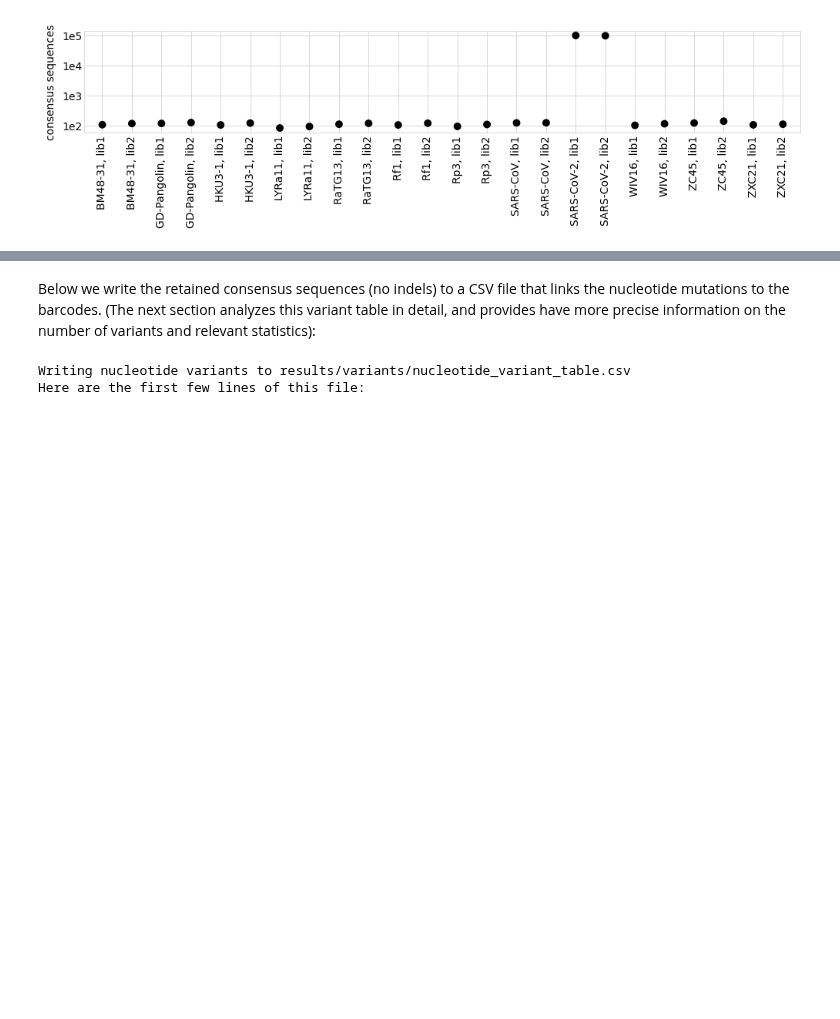
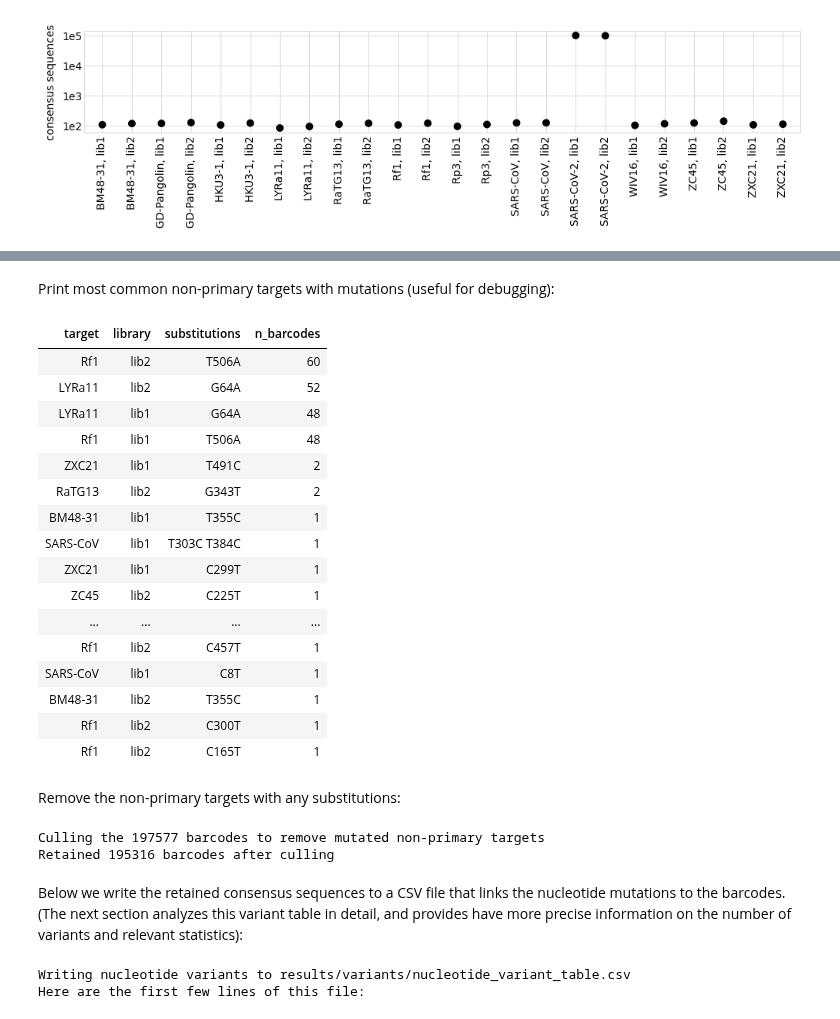
Before and after one commit to jbloomlab/SARS-CoV-2-RBD_DMS, a Jupyter notebook: build_variants.ipynb, the cells around one changed output, grey strips where cells are left out. Drawn from its saved outputs; the diff is of its cells as text; code cells hidden in the pictures; blank space fills up the shorter version.

```diff
--- a/build_variants.ipynb
+++ b/build_variants.ipynb
@@ -487,5 +547,48 @@ _ = p.draw()
+# %% [markdown]
+Print most common non-primary targets with mutations (useful for debugging):
+# %%
+display(HTML(
+    consensus
+    .query('target != @primary_target')
+    .query('has_substitutions')
+    .groupby(['target', 'library', 'substitutions'])
+    .aggregate(n_barcodes=pd.NamedAgg('barcode', 'count'))
+    .reset_index()
+    .sort_values('n_barcodes', ascending=False)
+    .head(n=20)
+    .to_html(index=False)
+    ))
+# %% [output]
+| target | library | substitutions | n_barcodes |
+| Rf1 | lib2 | T506A | 60 |
+| LYRa11 | lib2 | G64A | 52 |
+| LYRa11 | lib1 | G64A | 48 |
+| Rf1 | lib1 | T506A | 48 |
+| ZXC21 | lib1 | T491C | 2 |
+| RaTG13 | lib2 | G343T | 2 |
+| BM48-31 | lib1 | T355C | 1 |
+| SARS-CoV | lib1 | T303C T384C | 1 |
+| ZXC21 | lib1 | C299T | 1 |
+| ZC45 | lib2 | C225T | 1 |
+| ... | ... | ... | ... |
+| Rf1 | lib2 | C457T | 1 |
+| SARS-CoV | lib1 | C8T | 1 |
+| BM48-31 | lib2 | T355C | 1 |
+| Rf1 | lib2 | C300T | 1 |
+| Rf1 | lib2 | C165T | 1 |
+# %% [markdown]
+Remove the non-primary targets with any substitutions:
+# %%
+print(f"Culling the {len(consensus)} barcodes to remove mutated non-primary targets")
+
+consensus = consensus.query('(target == @primary_target) or (has_substitutions == True)')
+
+print(f"Retained {len(consensus)} barcodes after culling")
+# %% [output]
+Culling the 197577 barcodes to remove mutated non-primary targets
+Retained 195316 barcodes after culling
 # %% [markdown]
-Below we write the retained consensus sequences (no indels) to a CSV file that links the nucleotide mutations to the barcodes.
+Below we write the retained consensus sequences to a CSV file that links the nucleotide mutations to the barcodes.
 (The next section analyzes this variant table in detail, and provides have more precise information on the number of variants and relevant statistics):
 # %%
 print(f"Writing nucleotide variants to {config['nt_variant_table_file']}")
```
Also changed, not shown: parts of 5 cells of this notebook, 1 other file.
